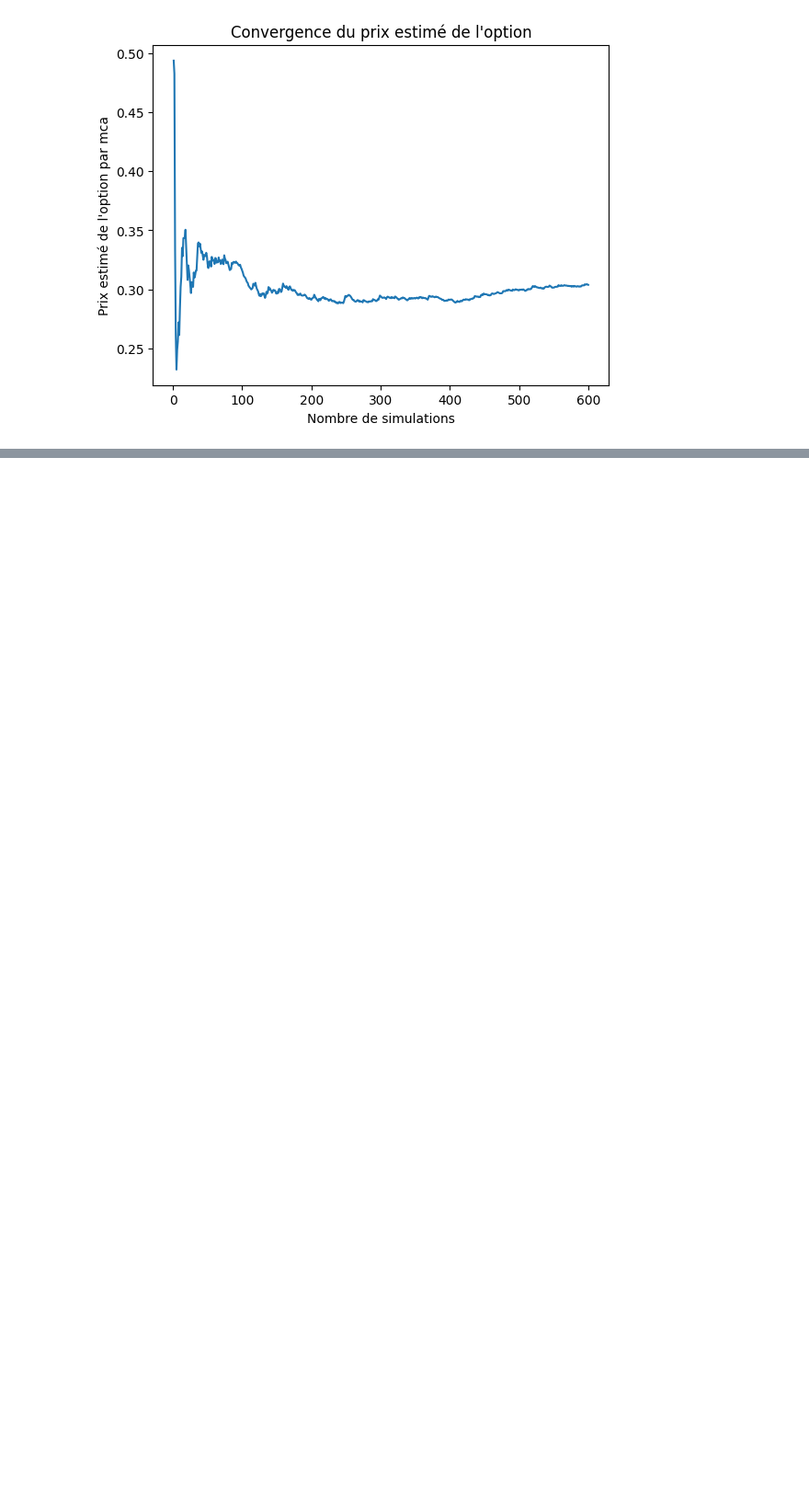
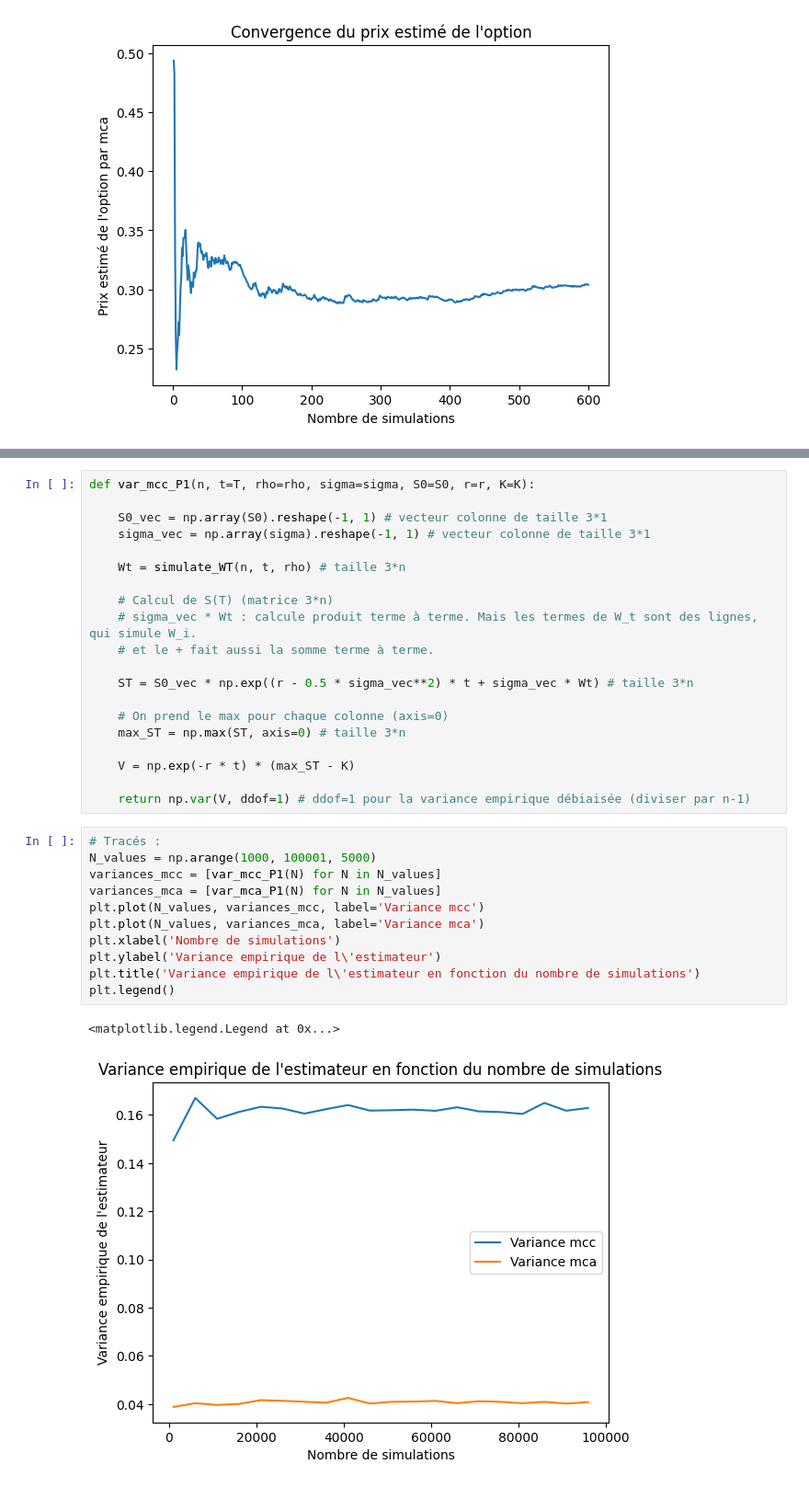
Before and after one commit to quentin-beaurez/Best-of-Options, a Jupyter notebook: Hugo_BestOf.ipynb, the cells around one changed output, grey strips where cells are left out. Shown at 92% size. Saved outputs shown, nothing was run; the diff lists cells and outputs as text; blank space fills up the shorter version.

```diff
--- a/Hugo_BestOf.ipynb
+++ b/Hugo_BestOf.ipynb
@@ -180,0 +201,34 @@ visualise_mca_P1(600)
+# %%
+def var_mcc_P1(n, t=T, rho=rho, sigma=sigma, S0=S0, r=r, K=K):
+
+    S0_vec = np.array(S0).reshape(-1, 1) # vecteur colonne de taille 3*1
+    sigma_vec = np.array(sigma).reshape(-1, 1) # vecteur colonne de taille 3*1
+
+    Wt = simulate_WT(n, t, rho) # taille 3*n
+
+    # Calcul de S(T) (matrice 3*n)
+    # sigma_vec * Wt : calcule produit terme à terme. Mais les termes de W_t sont des lignes, qui simule W_i.
+    # et le + fait aussi la somme terme à terme.
+
+    ST = S0_vec * np.exp((r - 0.5 * sigma_vec**2) * t + sigma_vec * Wt) # taille 3*n
+
+    # On prend le max pour chaque colonne (axis=0)
+    max_ST = np.max(ST, axis=0) # taille 3*n
+
+    V = np.exp(-r * t) * (max_ST - K)
+
+    return np.var(V, ddof=1) # ddof=1 pour la variance empirique débiaisée (diviser par n-1)
+# %%
+# Tracés :
+N_values = np.arange(1000, 100001, 5000)
+variances_mcc = [var_mcc_P1(N) for N in N_values]
+variances_mca = [var_mca_P1(N) for N in N_values]
+plt.plot(N_values, variances_mcc, label='Variance mcc')
+plt.plot(N_values, variances_mca, label='Variance mca')
+plt.xlabel('Nombre de simulations')
+plt.ylabel('Variance empirique de l\'estimateur')
+plt.title('Variance empirique de l\'estimateur en fonction du nombre de simulations')
+plt.legend()
+# %% [output]
+<matplotlib.legend.Legend at 0x...>
+[figure, added]
```
Also changed, not shown: parts of 6 cells of this notebook.
